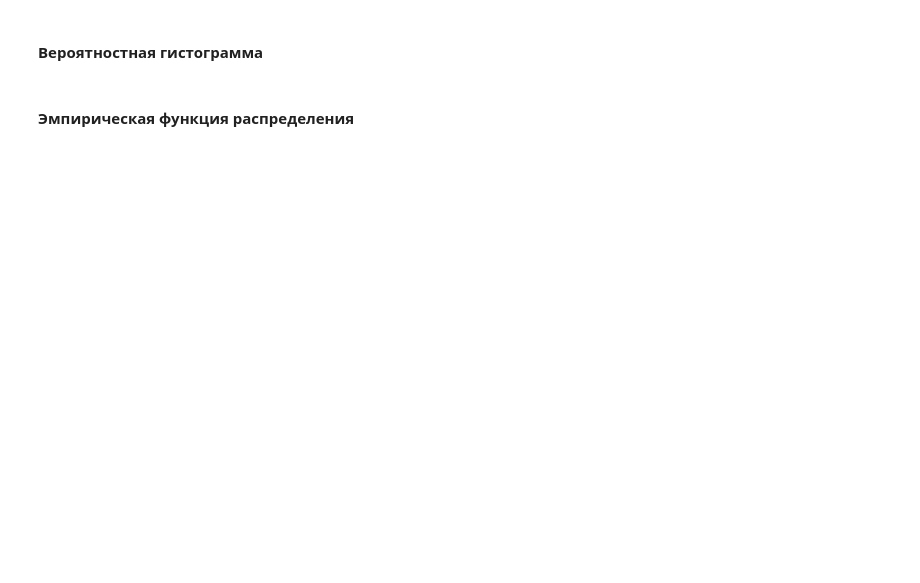
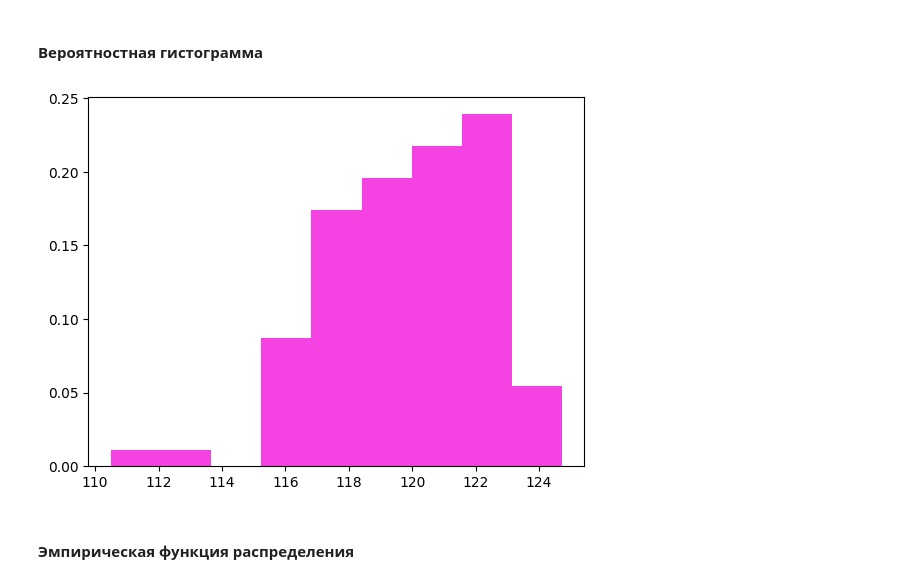
Before and after one commit to akhmetovKamil/MathStatisticLabs, a Jupyter notebook: FirstLab.ipynb, the cells around one changed output. Drawn from its saved outputs; the diff is of its cells as text; code cells hidden in the pictures; blank space fills up the shorter version.

```diff
--- a/FirstLab.ipynb
+++ b/FirstLab.ipynb
@@ -85,7 +89,12 @@ frame.boxplot()
 # %% [markdown]
 #### Вероятностная гистограмма
 # %%
-# график
+plt.hist(results['barData']['intervals'][:-1],
+         bins=results['barData']['intervalsCount'],
+         weights=results['barData']['relativeFrequency'],
+         color="#f542e3");
+# %% [output]
+[figure, added]
 # %% [markdown]
 #### Эмпирическая функция распределения
 # %%
```
Also changed, not shown: parts of 10 cells of this notebook.
